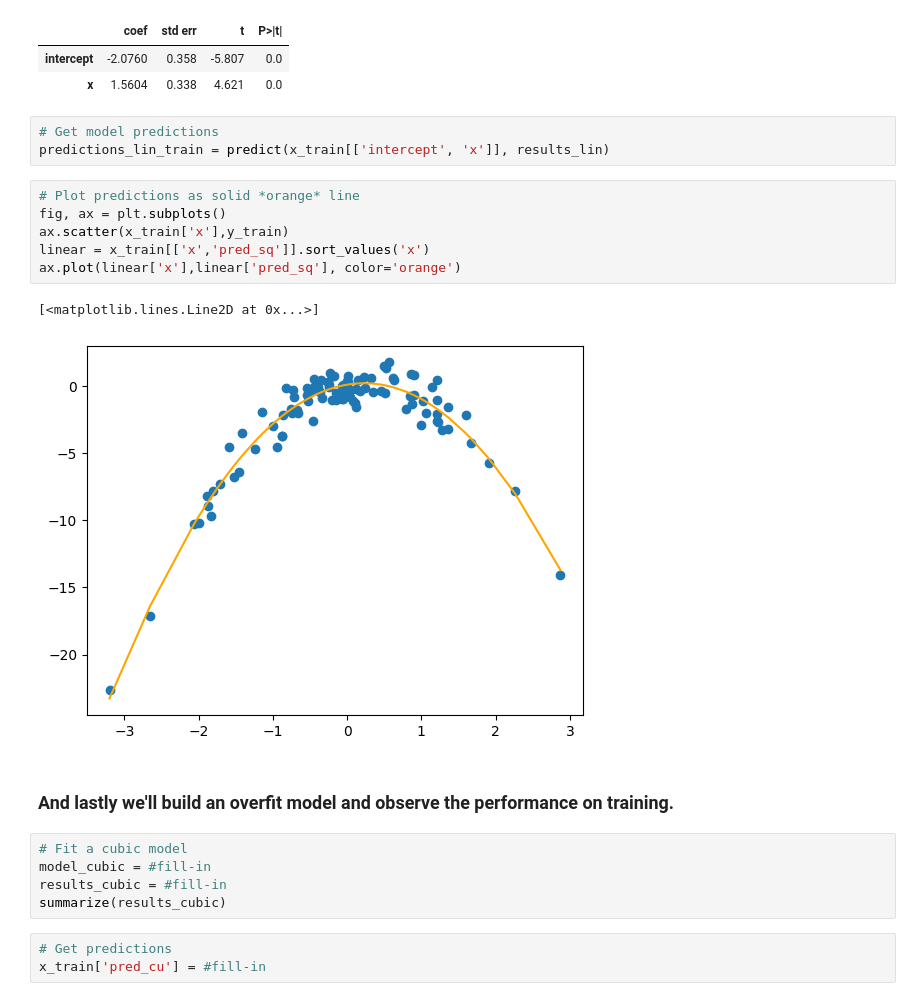
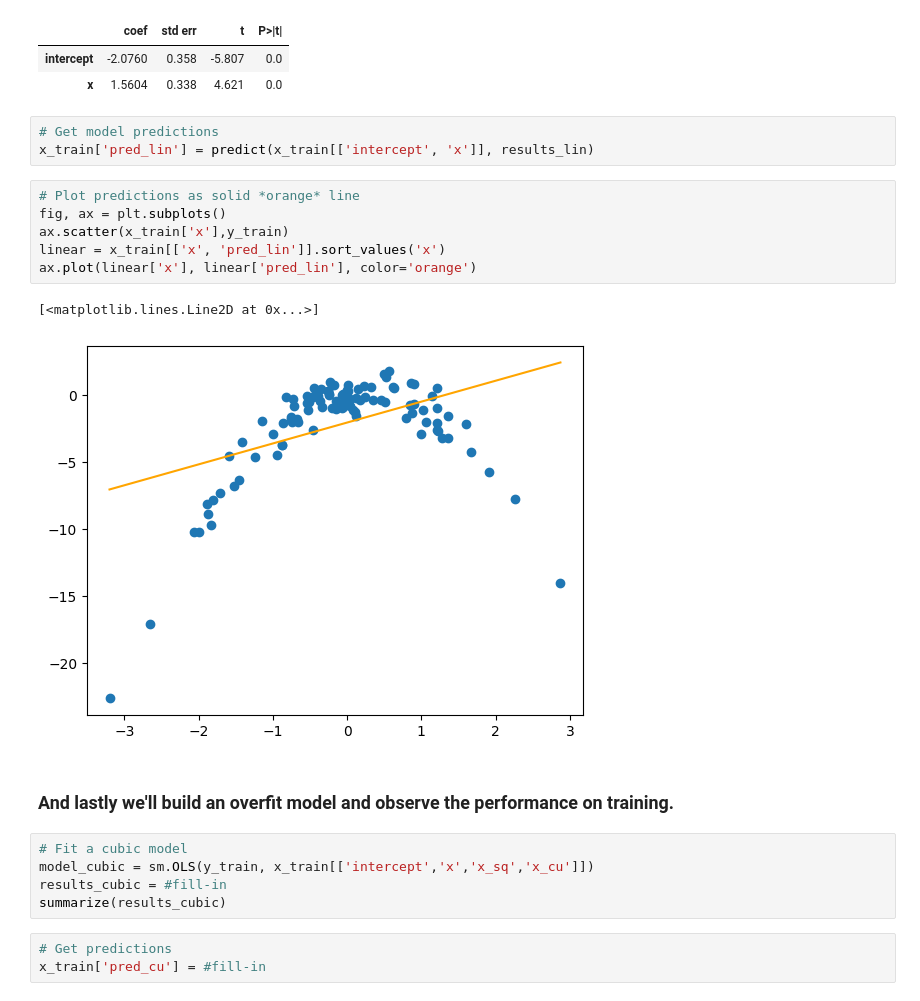
Before and after one commit to JosephPizzuti/code_2600, a Jupyter notebook: mod02_trainingsplit.ipynb, the cells around one changed output. Saved outputs shown, nothing was run; the diff lists cells and outputs as text.

Commit message:
added code for underfit model

```diff
--- a/mod02_trainingsplit.ipynb
+++ b/mod02_trainingsplit.ipynb
@@ -127,21 +127,21 @@ summarize(results_lin)
 | x | 1.5604 | 0.338 | 4.621 | 0.0 |
 # %%
 # Get model predictions
-predictions_lin_train = predict(x_train[['intercept', 'x']], results_lin)
+x_train['pred_lin'] = predict(x_train[['intercept', 'x']], results_lin)
 # %%
 # Plot predictions as solid *orange* line
 fig, ax = plt.subplots()
 ax.scatter(x_train['x'],y_train)
-linear = x_train[['x','pred_sq']].sort_values('x')
-ax.plot(linear['x'],linear['pred_sq'], color='orange')
+linear = x_train[['x', 'pred_lin']].sort_values('x')
+ax.plot(linear['x'], linear['pred_lin'], color='orange')
 # %% [output]
 [<matplotlib.lines.Line2D at 0x...>]
-[figure, old version]
+[figure, new version]
 # %% [markdown]
 ### And lastly we'll build an overfit model and observe the performance on training.
 # %%
 # Fit a cubic model
-model_cubic = #fill-in
+model_cubic = sm.OLS(y_train, x_train[['intercept','x','x_sq','x_cu']])
 results_cubic = #fill-in
 summarize(results_cubic)
 # %%
```
